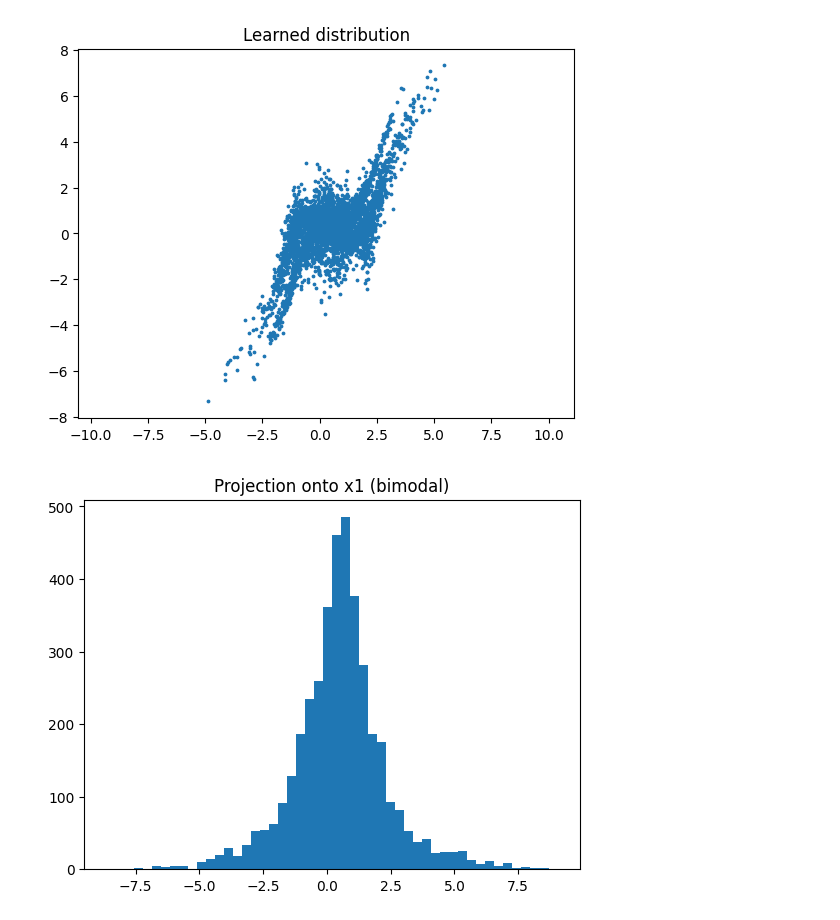
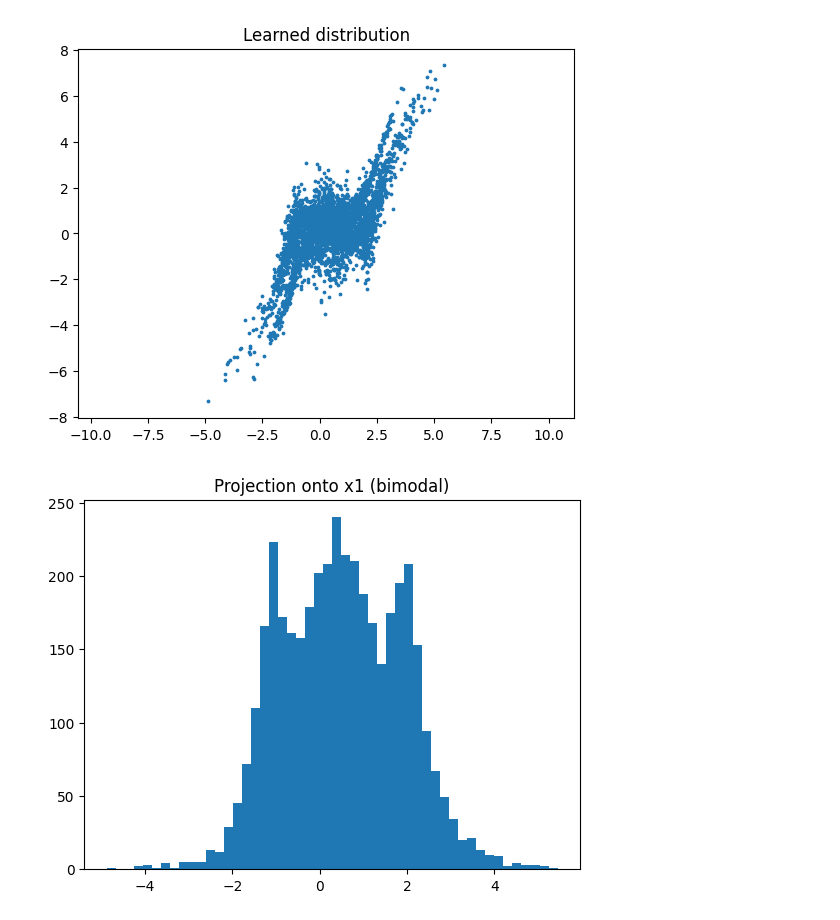
Before and after one commit to SarveshAngadi09/Robotics-CV, a Jupyter notebook: NormalizingFlows/NF_2moontoGaussian_NN.ipynb, the cells around one changed output. Drawn from its saved outputs; the diff is of its cells as text; code cells hidden in the pictures.

```diff
--- a/NormalizingFlows/NF_2moontoGaussian_NN.ipynb
+++ b/NormalizingFlows/NF_2moontoGaussian_NN.ipynb
@@ -131,9 +131,8 @@ plt.show()
 # %% [output]
 [figure]
 # %%
-u = (x_gen[:,0] + x_gen[:,1]) / 1.414
-plt.hist(u.numpy(), bins=50)
+plt.hist(x_gen[:,0].numpy(), bins=50)
 plt.title("Projection onto x1 (bimodal)")
 plt.show()
 # %% [output]
-[figure, old version]
+[figure, new version]
```
Also changed, not shown: 2 other files.
